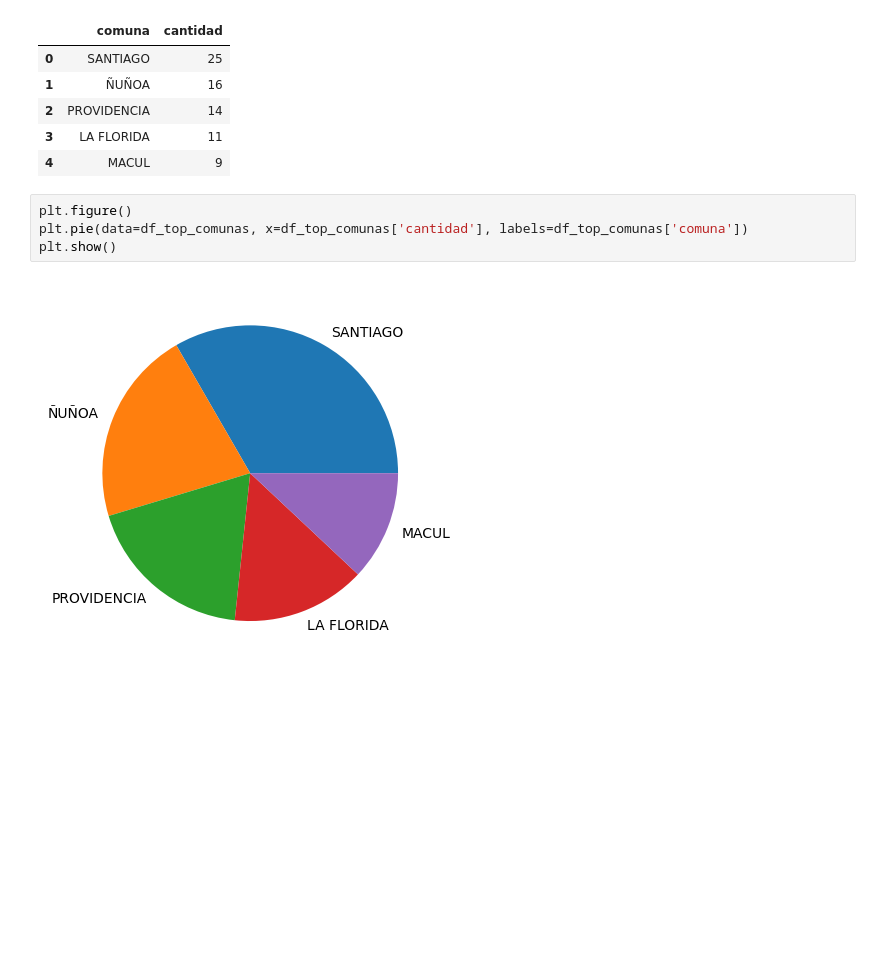
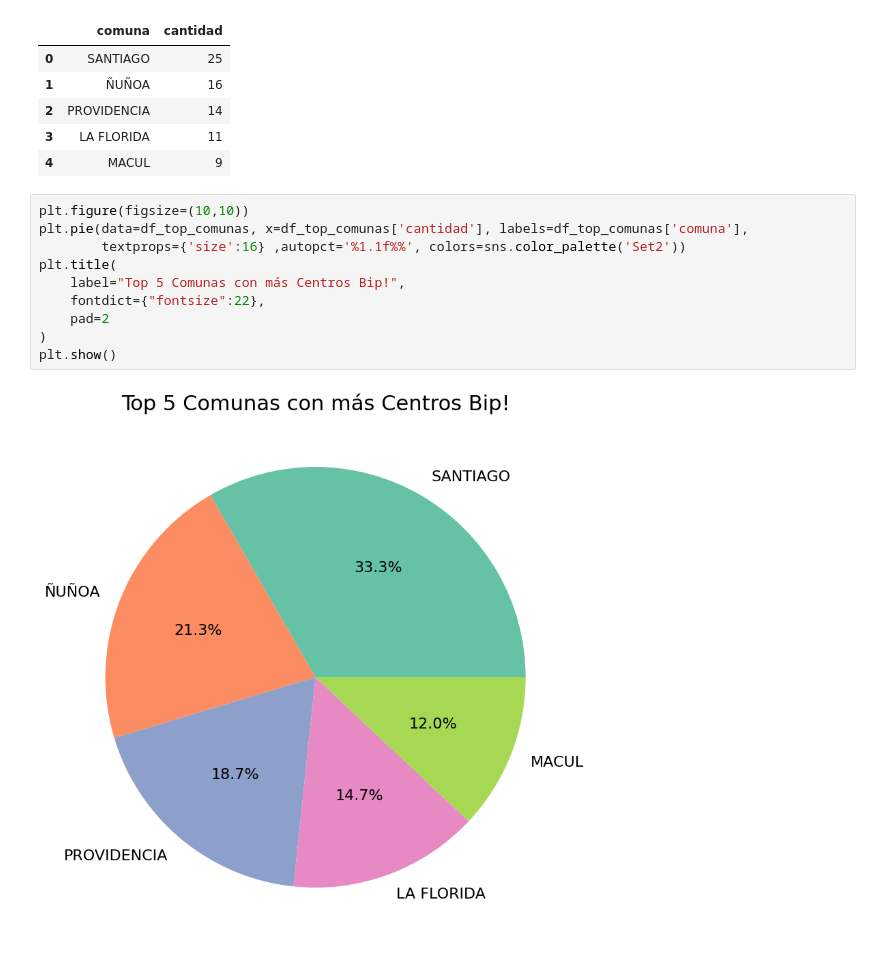
Before and after one commit to VictorOlea/bip-data-analyst-etl, a Jupyter notebook: src/bip_analisis.ipynb, the cells around one changed output. Cells and saved outputs as stored; diff of their text form; blank space fills up the shorter version.

```diff
--- a/src/bip_analisis.ipynb
+++ b/src/bip_analisis.ipynb
@@ -178,8 +178,14 @@ df_top_comunas
 | 3 | LA FLORIDA | 11 |
 | 4 | MACUL | 9 |
 # %%
-plt.figure()
-plt.pie(data=df_top_comunas, x=df_top_comunas['cantidad'], labels=df_top_comunas['comuna'])
+plt.figure(figsize=(10,10))
+plt.pie(data=df_top_comunas, x=df_top_comunas['cantidad'], labels=df_top_comunas['comuna'],
+        textprops={'size':16} ,autopct='%1.1f%%', colors=sns.color_palette('Set2'))
+plt.title(
+    label="Top 5 Comunas con más Centros Bip!",
+    fontdict={"fontsize":22},
+    pad=2
+)
 plt.show()
 # %% [output]
-[figure, old version]
+[figure, new version]
```
Also changed, not shown: parts of 1 cell of this notebook, 2 other files.
